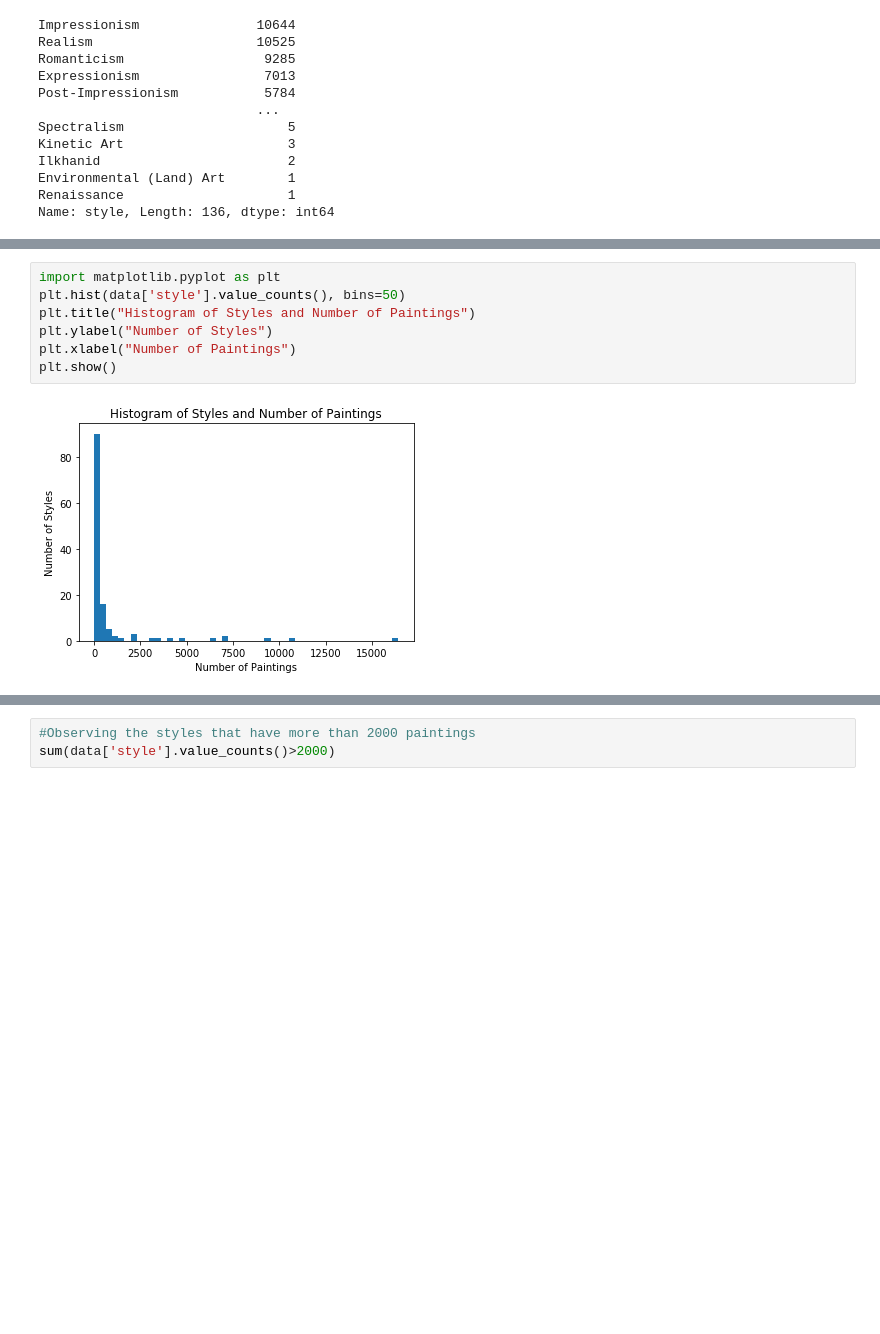
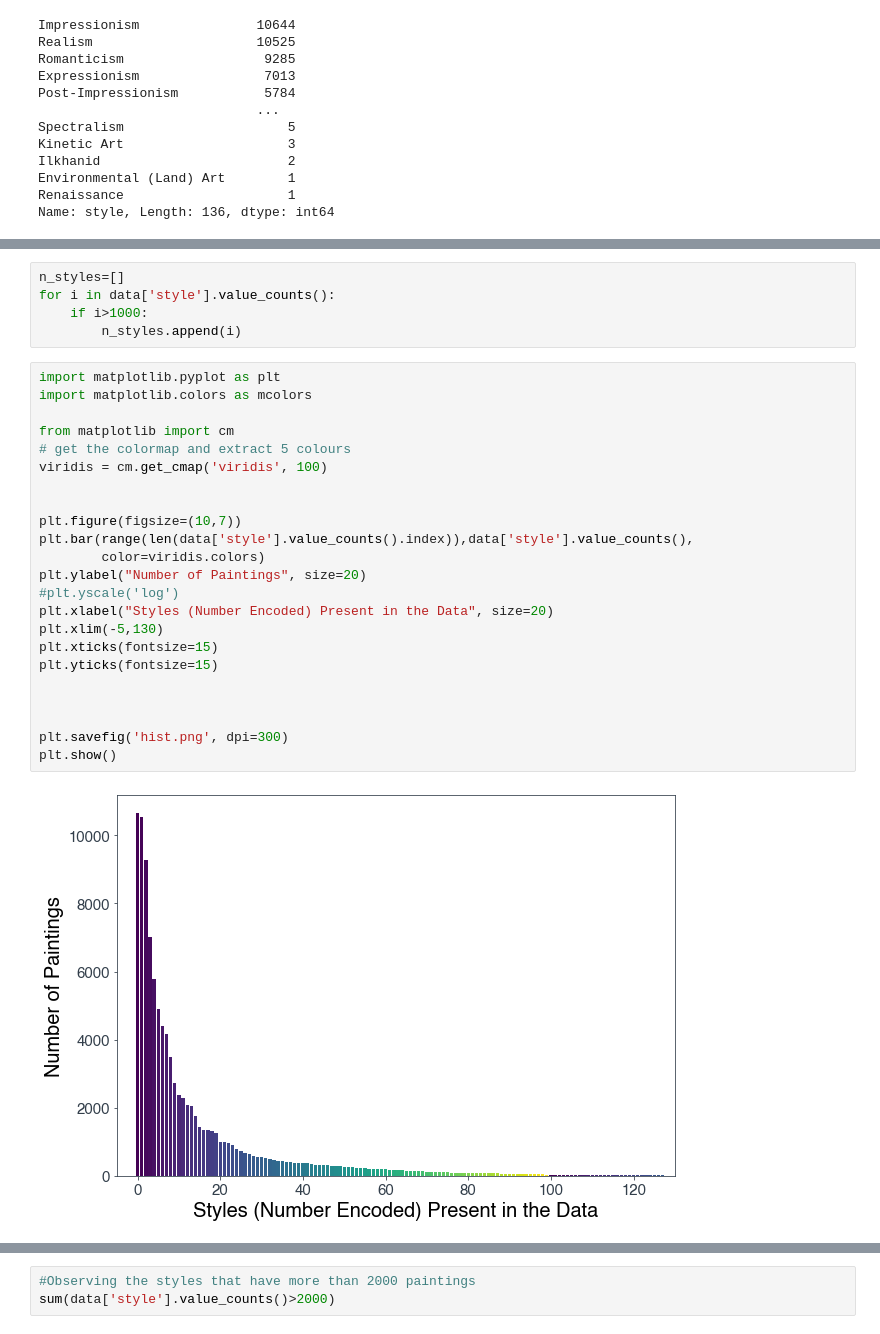
Before and after one commit to IDS-702-Team1/705FinalProject, a Jupyter notebook: Data Preprocessing/Data Pre-Processing.ipynb, the cells around one changed output, grey strips where cells are left out. Drawn from its saved outputs; the diff is of its cells as text; blank space fills up the shorter version.

```diff
--- a/Data Preprocessing/Data Pre-Processing.ipynb
+++ b/Data Preprocessing/Data Pre-Processing.ipynb
@@ -39,13 +44,34 @@ data['style'].mask(data['style'] == 'Rococo', 'Baroque', inplace=True)
 data['style'].mask(data['style'] == 'Post-Impressionism', 'Impressionism', inplace=True)
-# %%
-import matplotlib.pyplot as plt
-plt.hist(data['style'].value_counts(), bins=50)
-plt.title("Histogram of Styles and Number of Paintings")
-plt.ylabel("Number of Styles")
-plt.xlabel("Number of Paintings")
-plt.show()
-# %% [output]
-[figure, removed]
+# %%
+n_styles=[]
+for i in data['style'].value_counts():
+    if i>1000:
+        n_styles.append(i)
+# %%
+import matplotlib.pyplot as plt
+import matplotlib.colors as mcolors
+
+from matplotlib import cm
+# get the colormap and extract 5 colours
+viridis = cm.get_cmap('viridis', 100)
+
+
+plt.figure(figsize=(10,7))
+plt.bar(range(len(data['style'].value_counts().index)),data['style'].value_counts(),
+        color=viridis.colors)
+plt.ylabel("Number of Paintings", size=20)
+#plt.yscale('log')
+plt.xlabel("Styles (Number Encoded) Present in the Data", size=20)
+plt.xlim(-5,130)
+plt.xticks(fontsize=15)
+plt.yticks(fontsize=15)
+
+
+
+plt.savefig('hist.png', dpi=300)
+plt.show()
+# %% [output]
+[figure, added]
 # %%
 #Shows how skewed the styles are
 import plotly.express as px
```
Also changed, not shown: parts of 5 cells of this notebook.
